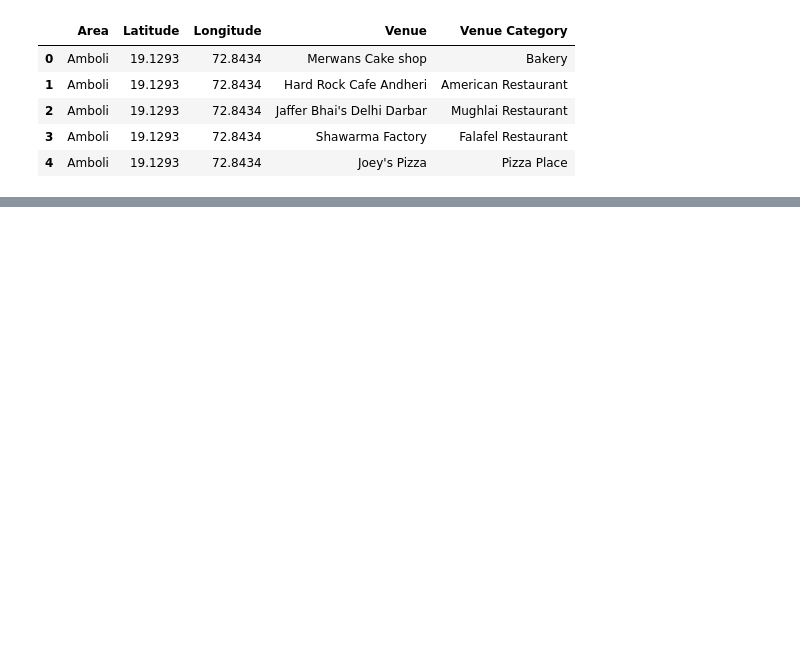
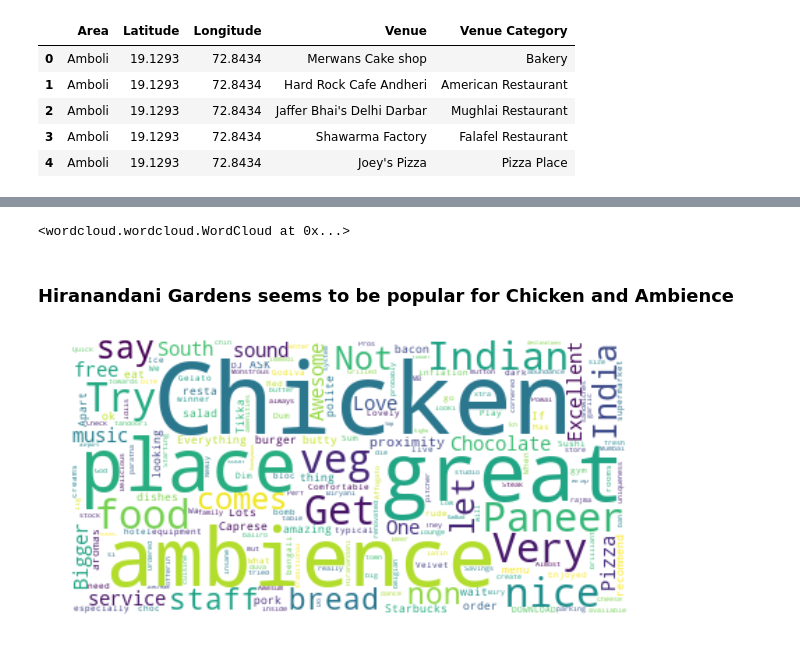
Before and after one commit to manavsplace/Coursera_Capstone, a Jupyter notebook: Capstone_final.ipynb, the cells around one changed output, grey strips where cells are left out. Drawn from its saved outputs; the diff is of its cells as text; code cells hidden in the pictures; blank space fills up the shorter version.

```diff
--- a/Capstone_final.ipynb
+++ b/Capstone_final.ipynb
@@ -426,0 +638,29 @@ map_clusters
+# %%
+# instantiate a word cloud object
+from wordcloud import WordCloud, STOPWORDS
+stopwords = set(STOPWORDS)
+hg_wc = WordCloud(
+    background_color='white',
+    max_words=2000,
+    stopwords=stopwords
+)
+
+# generate the word cloud
+stopwords.add('best')
+stopwords.add('good')
+hg_wc.generate(mumbai_hg['Tip'].to_string())
+# %% [output]
+<wordcloud.wordcloud.WordCloud at 0x...>
+# %% [markdown]
+<h3>Hiranandani Gardens seems to be popular for Chicken and Ambience
+# %%
+fig = plt.figure()
+fig.set_figwidth(10) # set width
+fig.set_figheight(10) # set height
+
+# display the cloud
+plt.imshow(hg_wc, interpolation='bilinear')
+plt.axis('off')
+plt.show()
+# %% [output]
+[figure, added]
```
Also changed, not shown: parts of 48 cells of this notebook.
